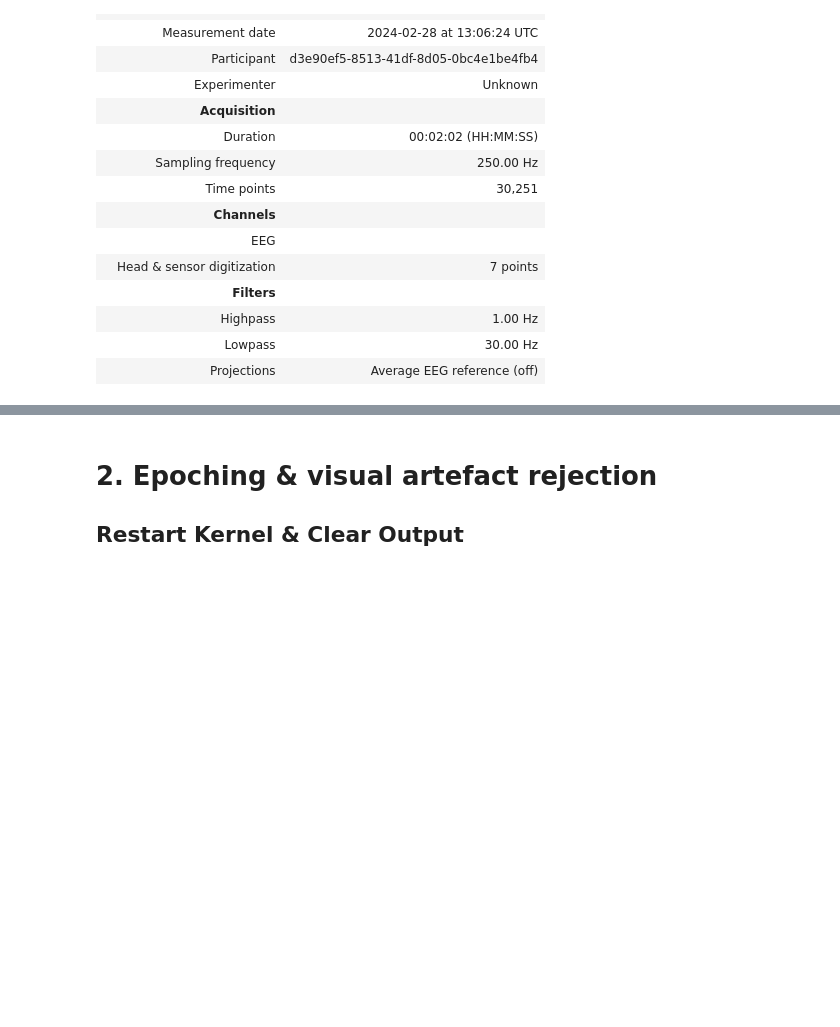
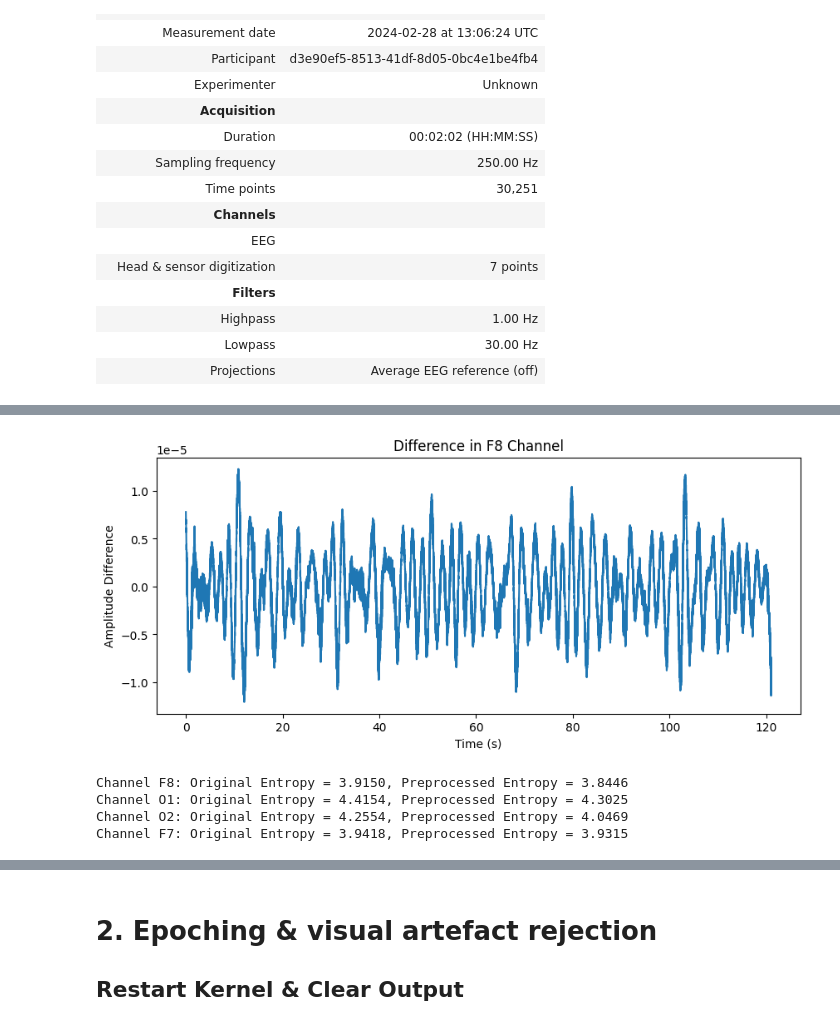
Before and after one commit to tanoManzo/EEG_2025, a Jupyter notebook: Preproc_raws_EEG_Dreem.ipynb, the cells around one changed output, grey strips where cells are left out. Saved outputs shown, nothing was run; the diff lists cells and outputs as text; code cells hidden in the pictures; blank space fills up the shorter version.

```diff
--- a/Preproc_raws_EEG_Dreem.ipynb
+++ b/Preproc_raws_EEG_Dreem.ipynb
@@ -310,0 +324,49 @@ Average reference projection was added, but has not been applied yet. Use the ap
+# %%
+# Retrieve data and times from both versions
+data_orig, times = raw_orig.get_data(return_times=True)
+data_preproc, _ = raw_data.get_data(return_times=True)
+
+# Calculate the difference for a chosen channel (e.g., first channel)
+channel_idx = 0
+diff_signal = data_preproc[channel_idx] - data_orig[channel_idx]
+
+# Plot the difference signal
+plt.figure(figsize=(10, 4))
+plt.plot(times, diff_signal)
+plt.title(f"Difference in {raw_orig.ch_names[channel_idx]} Channel")
+plt.xlabel("Time (s)")
+plt.ylabel("Amplitude Difference")
+plt.show()
+# %% [output]
+[figure, added]
+# %%
+import numpy as np
+import scipy.stats
+
+def compute_entropy(signal, bins=100):
+    """
+    Compute Shannon entropy of a signal.
+
+    Parameters:
+    - signal: 1D numpy array, EEG signal
+    - bins: Number of bins for histogram estimation
+
+    Returns:
+    - entropy value
+    """
+    hist, _ = np.histogram(signal, bins=bins, density=True)
+    hist = hist[hist > 0]  # Remove zero probabilities
+    return scipy.stats.entropy(hist)
+
+# Compute entropy for all channels
+entropy_orig = [compute_entropy(raw_orig.get_data(picks=ch)[0]) for ch in raw_orig.ch_names]
+entropy_preproc = [compute_entropy(raw_data.get_data(picks=ch)[0]) for ch in raw_data.ch_names]
+
+# Print entropy values for each channel
+for ch, e_orig, e_preproc in zip(raw_orig.ch_names, entropy_orig, entropy_preproc):
+    print(f"Channel {ch}: Original Entropy = {e_orig:.4f}, Preprocessed Entropy = {e_preproc:.4f}")
+# %% [output]
+Channel F8: Original Entropy = 3.9150, Preprocessed Entropy = 3.8446
+Channel O1: Original Entropy = 4.4154, Preprocessed Entropy = 4.3025
+Channel O2: Original Entropy = 4.2554, Preprocessed Entropy = 4.0469
+Channel F7: Original Entropy = 3.9418, Preprocessed Entropy = 3.9315
```
Also changed, not shown: parts of 6 cells of this notebook.
